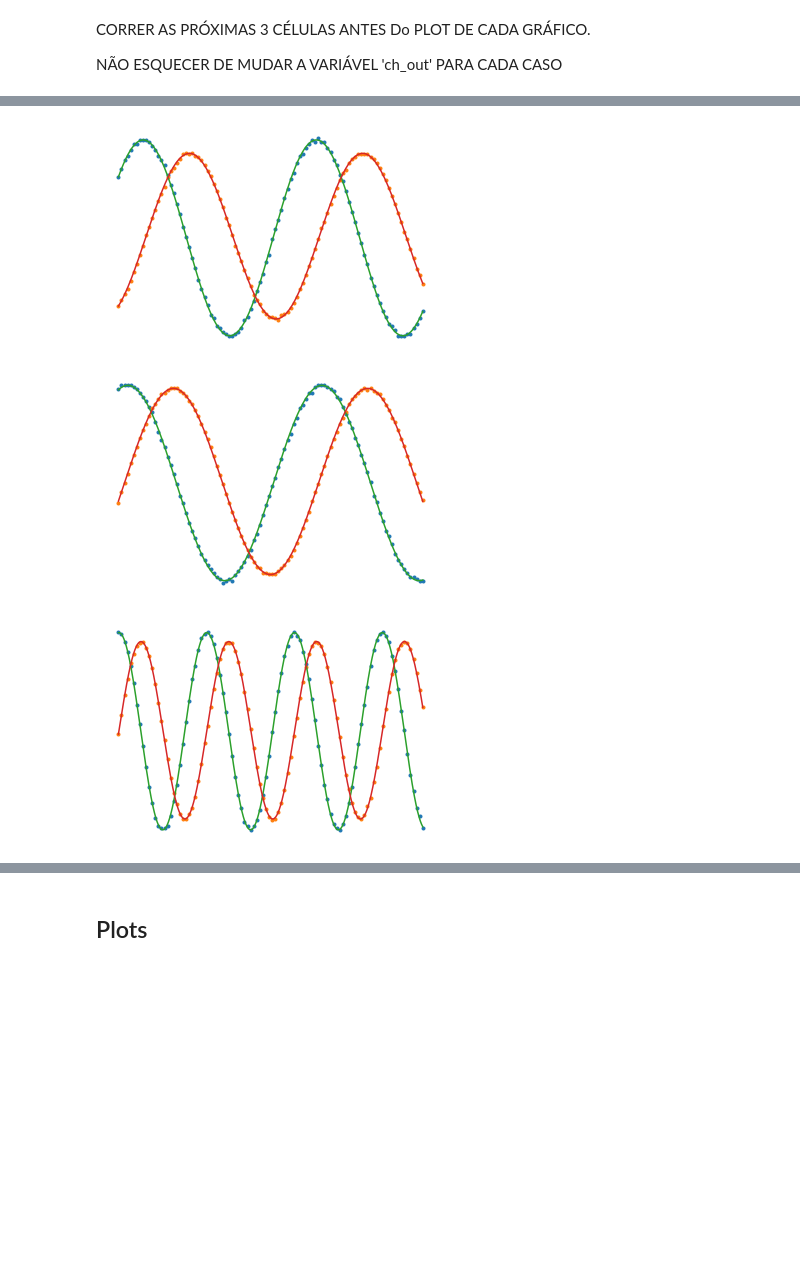
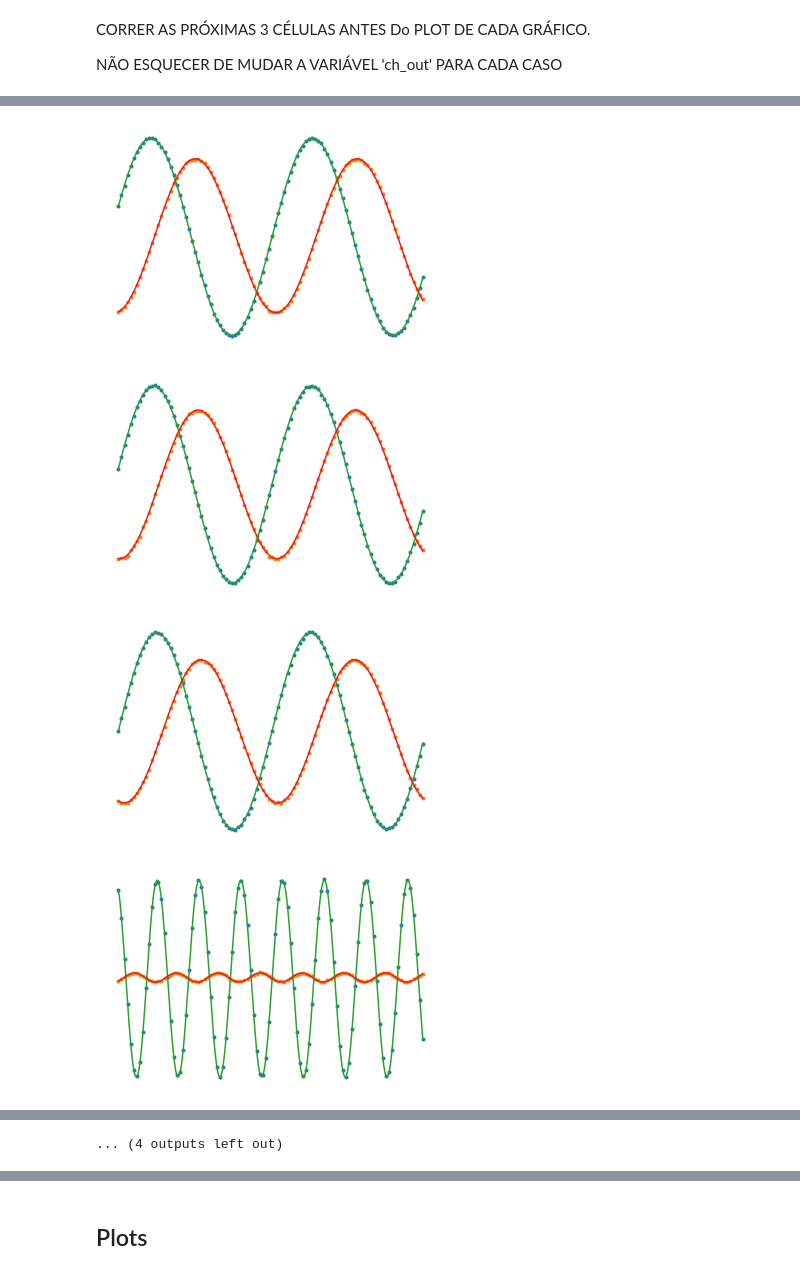
Before and after one commit to AthomsG/EGer, a Jupyter notebook: LAB1/LAB - 1 PARTE 1.ipynb, the cells around one changed output, grey strips where cells are left out. Saved outputs shown, nothing was run; the diff lists cells and outputs as text; code cells hidden in the pictures; blank space fills up the shorter version.

```diff
--- a/LAB1/LAB - 1 PARTE 1.ipynb
+++ b/LAB1/LAB - 1 PARTE 1.ipynb
@@ -136,8 +134,15 @@ def fit_func(x, p0, p1, p2, p3):
 CORRER AS PRÓXIMAS 3 CÉLULAS ANTES Do PLOT DE CADA GRÁFICO.
 
 NÃO ESQUECER DE MUDAR A VARIÁVEL 'ch_out' PARA CADA CASO
+# %%
+paths = ['DADOS/GRUPO 7 2a SESSAO R=10KOhm.xlsx',
+         'DADOS/GRUPO 7 2a SESSAO R=5KOhm.xlsx',
+         'DADOS/GRUPO 7 2a SESSAO R=1KOhm.xlsx',
+         'DADOS/GRUPO 7 2a SESSAO R=0.5KOhm.xlsx']
 # %%
-path = '/Users/thomasgaehtgens/BIBLIOTECA/MEFT/EG/LABS/LAB - 1/DADOS/DADOS GRUPO 7 6a.xlsx'
+#path = '/Users/thomasgaehtgens/BIBLIOTECA/MEFT/EG/LABS/LAB - 1/DADOS/DADOS GRUPO 7 6a.xlsx'
+
+path = paths[0]
 
 db     = pd.ExcelFile(path)
 sheets = dict() #DICIONÁRIO COM AS FOLHAS
@@ -156,7 +161,7 @@ for freq in sheet_names:
         freqs.append(float(freq))
 # %%
 ch_in  = 'CHAN1'
-ch_out = 'CHAN4'
+ch_out = 'CHAN3'
 
 AMPS   = list()
 PHSS   = list()
@@ -204,3 +209,4 @@ for freq in db.sheet_names:
-[figure, old version]
+[figure, new version]
-[figure, old version]
+[figure, new version]
-[figure, old version]
+[figure, new version]
+[figure, added]
@@ -207,3 +214,4 @@ for freq in db.sheet_names:
+... (4 outputs left out)
 # %%
 AMPS = [y for x,y in sorted(zip(freqs, AMPS))]
 PHSS = [y for x,y in sorted(zip(freqs, PHSS))]
```
Also changed, not shown: parts of 25 cells of this notebook, 1 other file.
